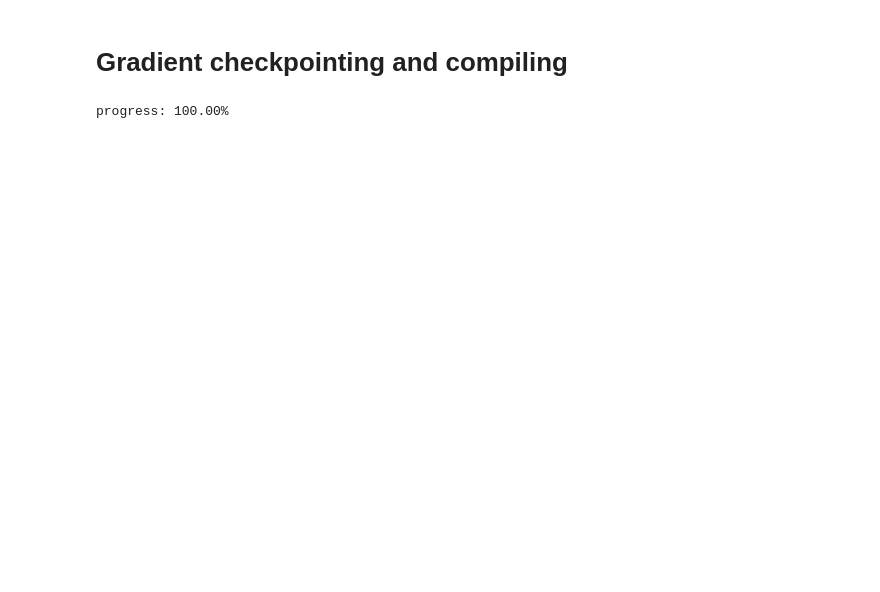
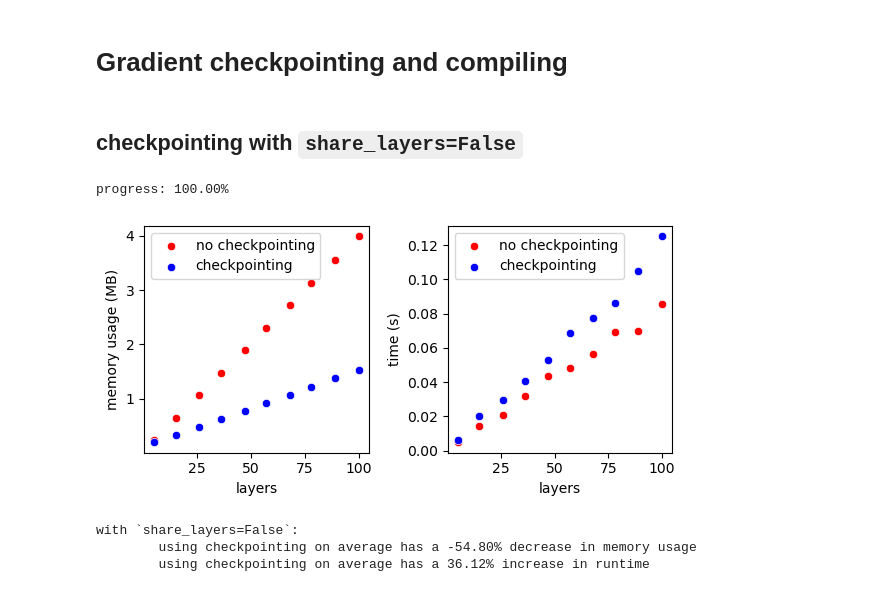
Before and after one commit to nathanieljevans/GSNN, a Jupyter notebook: docs/tutorials/06_checkpointing_and_compiling.ipynb, the cells around one changed output. Cells and saved outputs as stored; diff of their text form; code cells hidden in the pictures; blank space fills up the shorter version.

```diff
--- a/docs/tutorials/06_checkpointing_and_compiling.ipynb
+++ b/docs/tutorials/06_checkpointing_and_compiling.ipynb
@@ -47,32 +48,62 @@ def time_usage(model, x_train, n=50):
         model(x_train.to(device))
         times.append(time.time() - start)
     return np.mean(times)
+# %% [markdown]
+## checkpointing with `share_layers=False`
 # %%
 
 res = {'layers':[], 'mem_no_ckpt':[], 'time_no_ckpt':[], 'mem_ckpt':[], 'time_ckpt':[]}
 
-for layers in np.linspace(5,100,25):
+for layers in np.linspace(5,100,10):
     print(f'progress: {layers:.2f}%', end='\r')
     layers = int(layers)
 
     model_no_ckpt = GSNN(data.edge_index_dict,
                         data.node_names_dict,
+                        share_layers=False,
                         checkpoint=False,
                         layers=layers,
                         **kwargs).to(device)
 
     model_ckpt = GSNN(data.edge_index_dict,
                         data.node_names_dict,
+                        share_layers=False,
                         checkpoint=True,
                         layers=layers,
                         **kwargs).to(device)
 
     res['layers'].append(layers)
     res['mem_no_ckpt'].append(memory_usage(model_no_ckpt, x_train))
     res['time_no_ckpt'].append(time_usage(model_no_ckpt, x_train))
     res['mem_ckpt'].append(memory_usage(model_ckpt, x_train))
     res['time_ckpt'].append(time_usage(model_ckpt, x_train))
 
 res = pd.DataFrame(res)
+
+f,axes = plt.subplots(1,2, figsize=(6,3))
+sbn.scatterplot(data=res, x='layers', y='mem_no_ckpt', color='red', label='no checkpointing', ax=axes[0])
+sbn.scatterplot(data=res, x='layers', y='mem_ckpt', color='blue', label='checkpointing', ax=axes[0])
+
+sbn.scatterplot(data=res, x='layers', y='time_no_ckpt', color='red', label='no checkpointing', ax=axes[1])
+sbn.scatterplot(data=res, x='layers', y='time_ckpt', color='blue', label='checkpointing', ax=axes[1])
+
+axes[0].set_ylabel('memory usage (MB)')
+axes[1].set_ylabel('time (s)')
+axes[0].set_xlabel('layers')
+axes[1].set_xlabel('layers')
+plt.tight_layout()
+plt.show()
+
+mem_percent_change = ((res.mem_ckpt - res.mem_no_ckpt)/res.mem_no_ckpt*100).mean()
+
+time_percent_change = ((res.time_ckpt - res.time_no_ckpt)/res.time_no_ckpt*100).mean()
+
+print('with `share_layers=False`:')
+print(f'\tusing checkpointing on average has a {mem_percent_change:.2f}% decrease in memory usage')
+print(f'\tusing checkpointing on average has a {time_percent_change:.2f}% increase in runtime')
 # %% [output]
 progress: 100.00%
+[figure, added]
+with `share_layers=False`:
+        using checkpointing on average has a -54.80% decrease in memory usage
+        using checkpointing on average has a 36.12% increase in runtime
```
Also changed, not shown: parts of 6 cells of this notebook.
